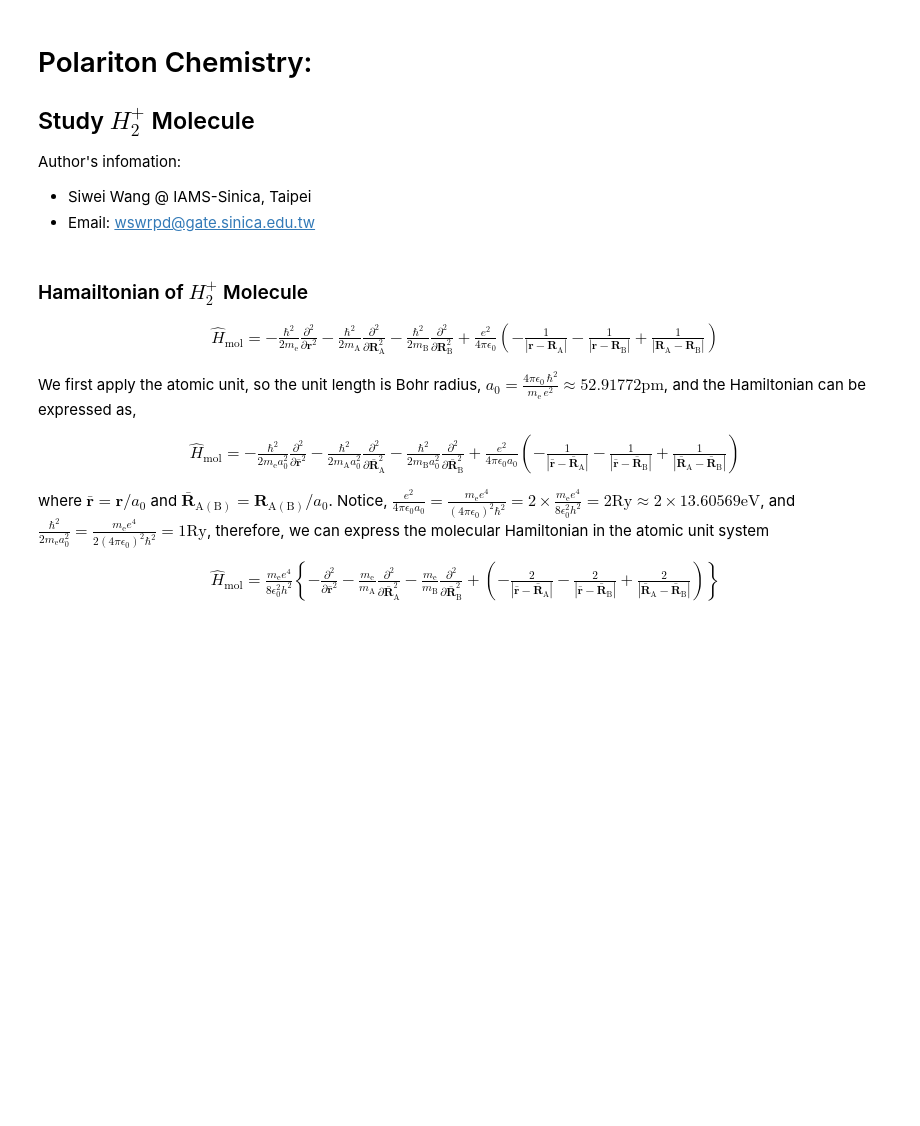
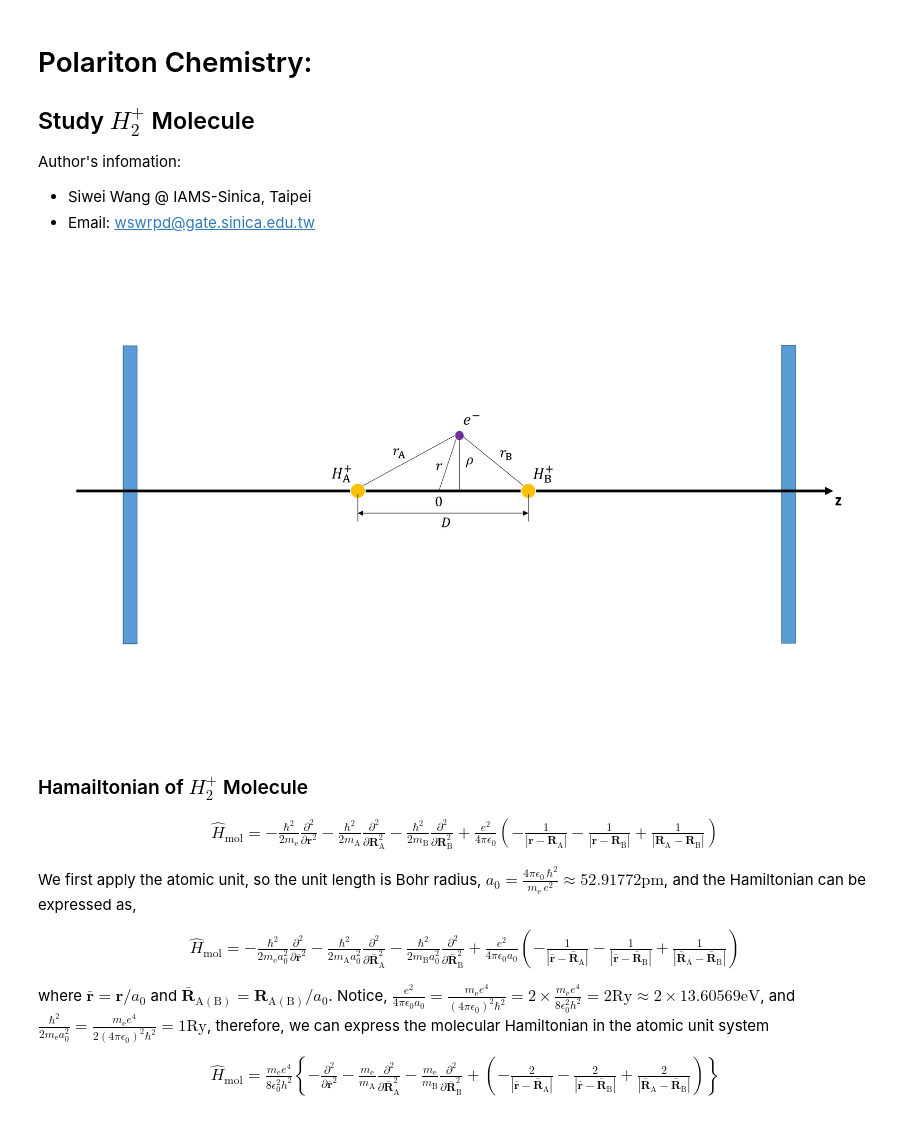
Before and after one commit to wswrpd/Polariton_Chemistry, a Jupyter notebook: Polariton_Chemistry_H2_cation.ipynb, the cells around one changed output. Drawn from its saved outputs; the diff is of its cells as text; code cells hidden in the pictures; blank space fills up the shorter version.

```diff
--- a/Polariton_Chemistry_H2_cation.ipynb
+++ b/Polariton_Chemistry_H2_cation.ipynb
@@ -6,6 +6,11 @@ Author's infomation:
 
 * Siwei Wang @ IAMS-Sinica, Taipei
 * Email: wswrpd@gate.sinica.edu.tw
+# %%
+from IPython.display import Image
+Image(filename='Polariton_Picture.png')
+# %% [output]
+[figure, added]
 # %% [markdown]
 ### Hamailtonian of  $H^+_2$ Molecule
 \begin{align}
```
Also changed, not shown: parts of 1 cell of this notebook.
